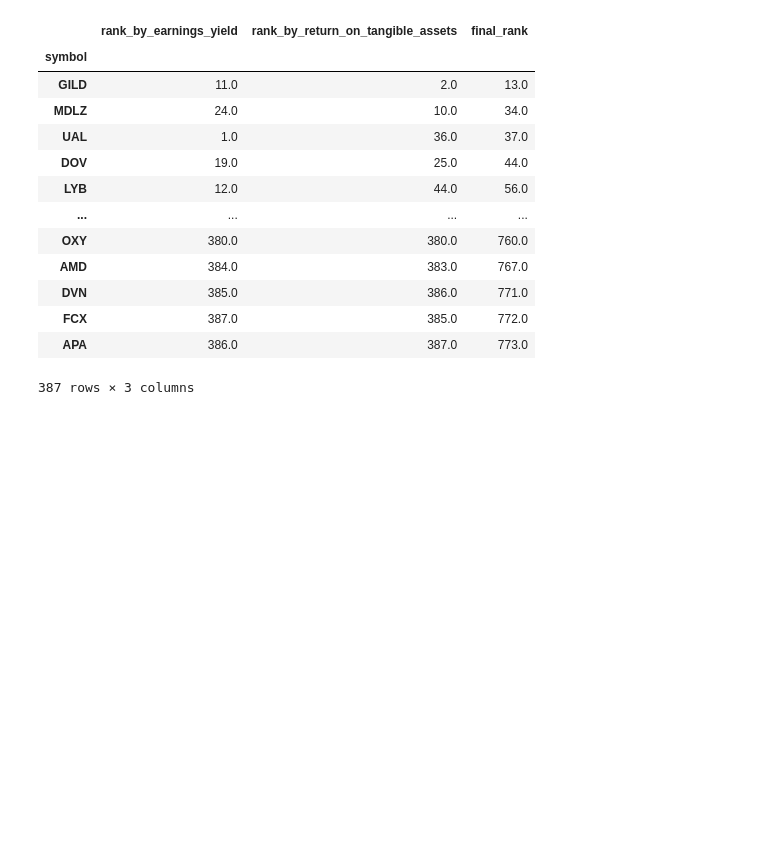
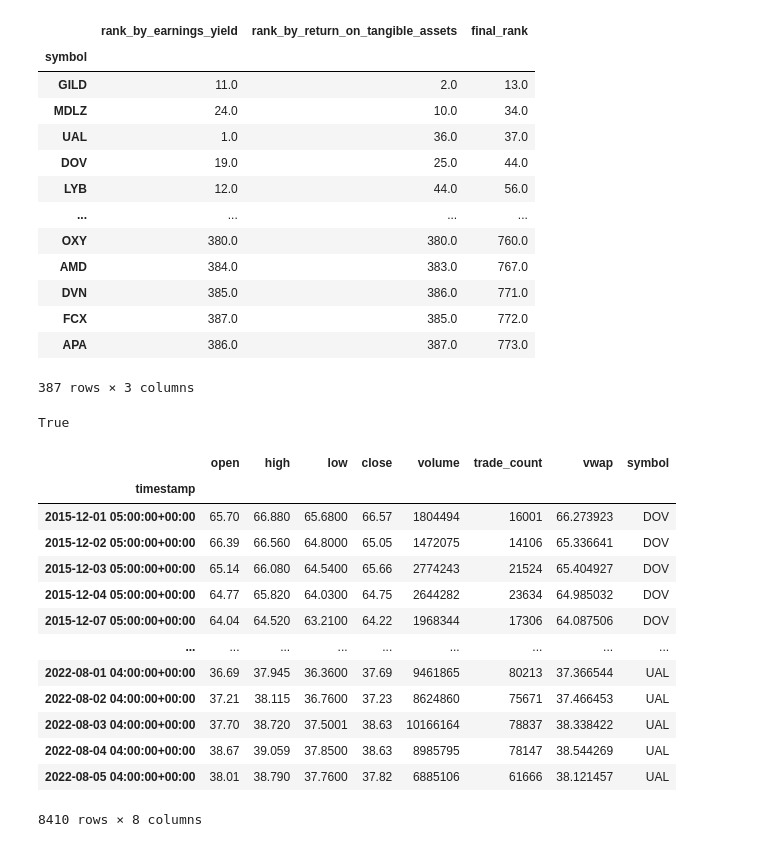
Before and after one commit to jchow527/Group_2_Stocks_Pickers, a Jupyter notebook: portfolio_builder_calc_performance.ipynb, the cells around one changed output. Cells and saved outputs as stored; diff of their text form; code cells hidden in the pictures; blank space fills up the shorter version.

```diff
--- a/portfolio_builder_calc_performance.ipynb
+++ b/portfolio_builder_calc_performance.ipynb
@@ -23,0 +35,4 @@ df
+# %%
+load_dotenv()
+# %% [output]
+True
@@ -23,0 +46,42 @@ df
+# %%
+alpaca_api_key = os.getenv("ALPACA_API_KEY")
+alpaca_secret_key = os.getenv("ALPACA_SECRET_KEY")
+
+
+# Create the Alpaca API object
+alpaca = tradeapi.REST(
+    alpaca_api_key,
+    alpaca_secret_key,
+    api_version="v2"
+)
+# %%
+tickers = ["GILD", "MDLZ", "UAL", "DOV", "LYB"]
+
+# Set timeframe to 1Day
+timeframe = "1Day"
+
+start_date = pd.Timestamp("2015-01-05", tz="America/New_York").isoformat()
+end_date = pd.Timestamp("2022-08-05", tz="America/New_York").isoformat()
+# %%
+portfolio_prices_df = alpaca.get_bars(
+    tickers,
+    timeframe,
+    start = start_date,
+    end = end_date
+).df
+portfolio_prices_df
+# %% [output]
+|  | open | high | low | close | volume | trade_count | vwap | symbol |
+| timestamp |  |  |  |  |  |  |  |  |
+| 2015-12-01 05:00:00+00:00 | 65.70 | 66.880 | 65.6800 | 66.57 | 1804494 | 16001 | 66.273923 | DOV |
+| 2015-12-02 05:00:00+00:00 | 66.39 | 66.560 | 64.8000 | 65.05 | 1472075 | 14106 | 65.336641 | DOV |
+| 2015-12-03 05:00:00+00:00 | 65.14 | 66.080 | 64.5400 | 65.66 | 2774243 | 21524 | 65.404927 | DOV |
+| 2015-12-04 05:00:00+00:00 | 64.77 | 65.820 | 64.0300 | 64.75 | 2644282 | 23634 | 64.985032 | DOV |
+| 2015-12-07 05:00:00+00:00 | 64.04 | 64.520 | 63.2100 | 64.22 | 1968344 | 17306 | 64.087506 | DOV |
+| ... | ... | ... | ... | ... | ... | ... | ... | ... |
+| 2022-08-01 04:00:00+00:00 | 36.69 | 37.945 | 36.3600 | 37.69 | 9461865 | 80213 | 37.366544 | UAL |
+| 2022-08-02 04:00:00+00:00 | 37.21 | 38.115 | 36.7600 | 37.23 | 8624860 | 75671 | 37.466453 | UAL |
+| 2022-08-03 04:00:00+00:00 | 37.70 | 38.720 | 37.5001 | 38.63 | 10166164 | 78837 | 38.338422 | UAL |
+| 2022-08-04 04:00:00+00:00 | 38.67 | 39.059 | 37.8500 | 38.63 | 8985795 | 78147 | 38.544269 | UAL |
+| 2022-08-05 04:00:00+00:00 | 38.01 | 38.790 | 37.7600 | 37.82 | 6885106 | 61666 | 38.121457 | UAL |
+8410 rows × 8 columns
```
Also changed, not shown: parts of 10 cells of this notebook.
